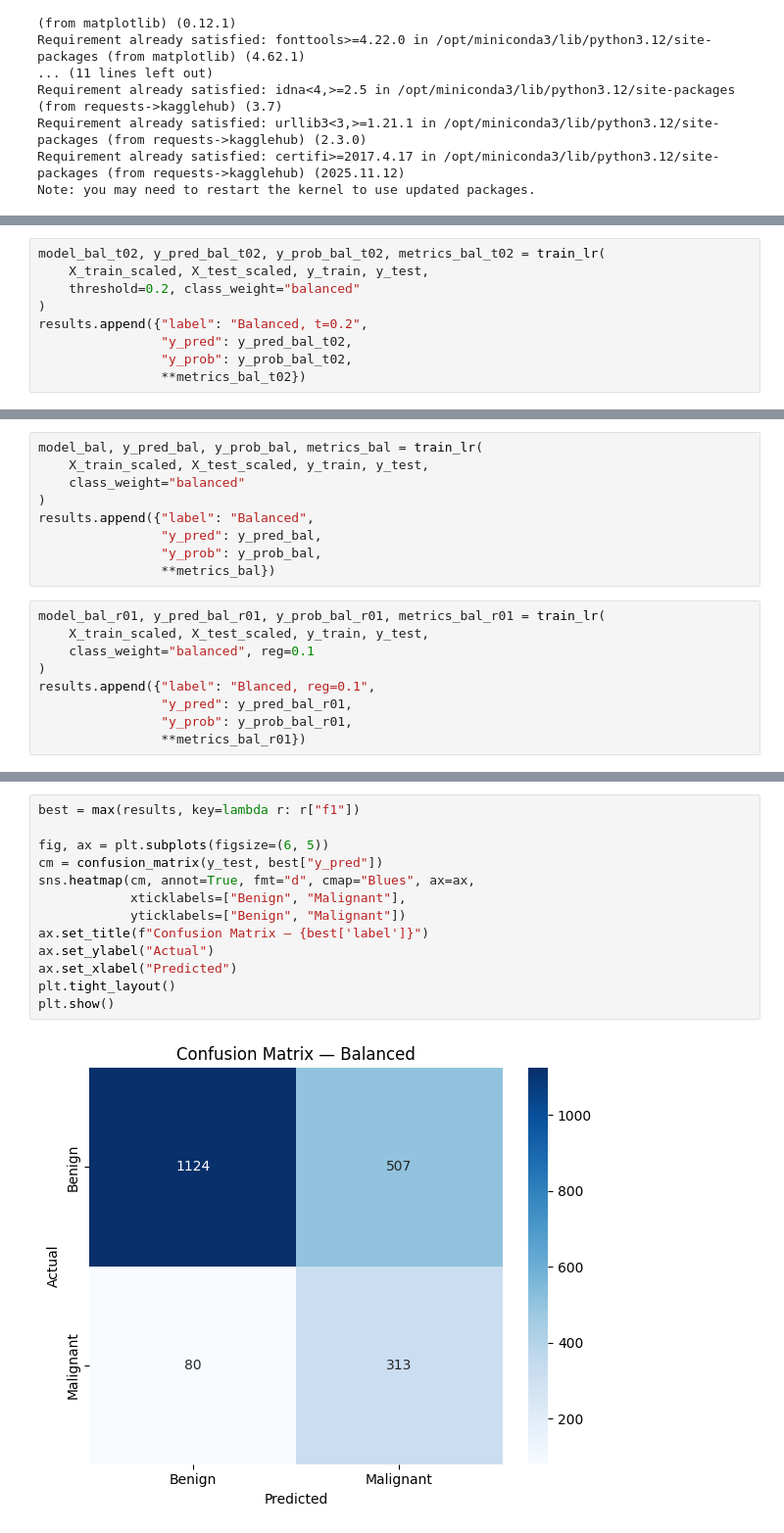
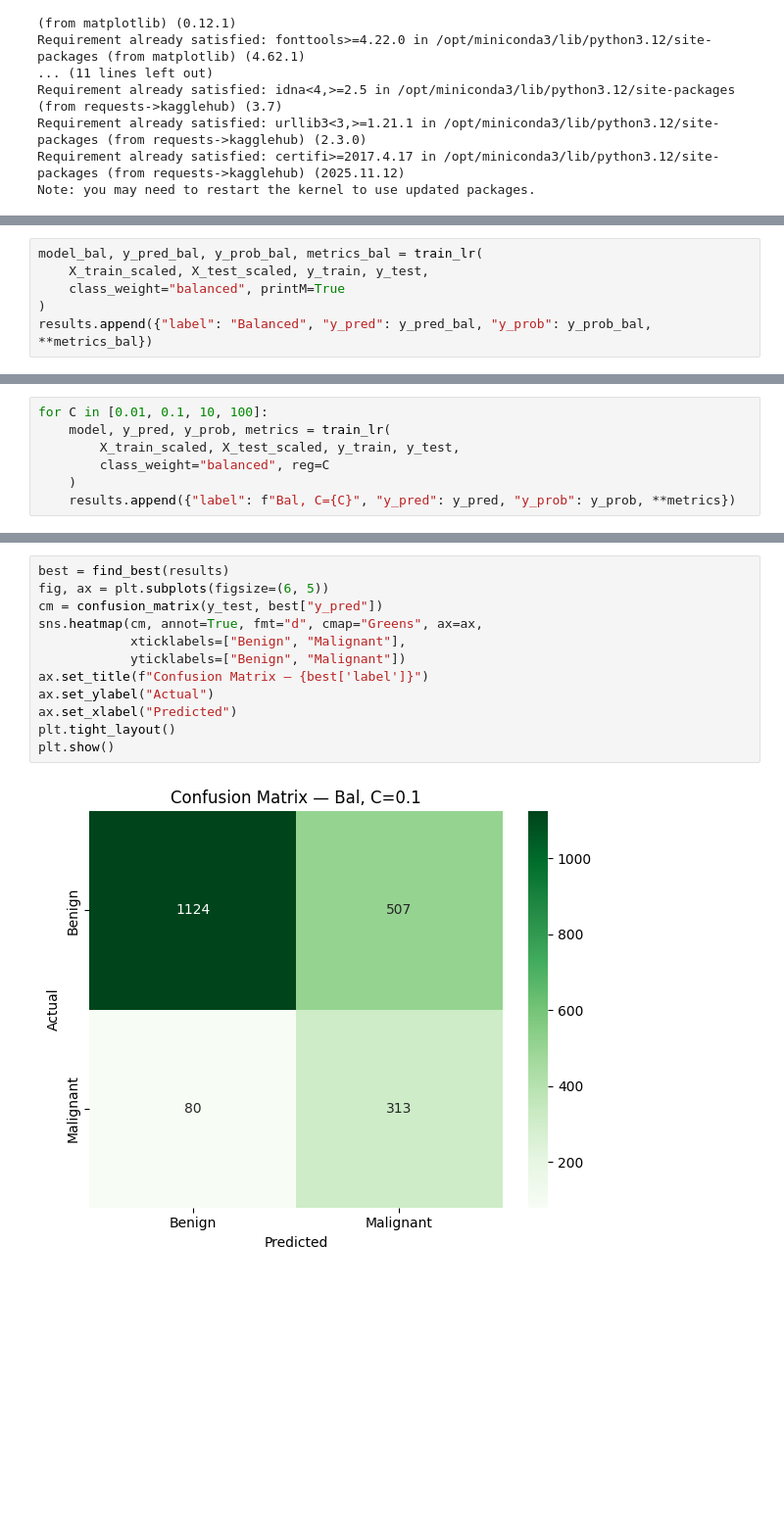
Before and after one commit to adharampal/skin-leision-detection, a Jupyter notebook: logistic_regression.ipynb, the cells around one changed output, grey strips where cells are left out. Shown at 98% size. Cells and saved outputs as stored; diff of their text form; blank space fills up the shorter version.

```diff
--- a/logistic_regression.ipynb
+++ b/logistic_regression.ipynb
@@ -108,9 +117,6 @@ results.append({"label": "t=0.2",
 # %%
-model_bal_t02, y_pred_bal_t02, y_prob_bal_t02, metrics_bal_t02 = train_lr(
+model_bal, y_pred_bal, y_prob_bal, metrics_bal = train_lr(
     X_train_scaled, X_test_scaled, y_train, y_test,
-    threshold=0.2, class_weight="balanced"
+    class_weight="balanced", printM=True
 )
-results.append({"label": "Balanced, t=0.2",
-                "y_pred": y_pred_bal_t02,
-                "y_prob": y_prob_bal_t02,
-                **metrics_bal_t02})
+results.append({"label": "Balanced", "y_pred": y_pred_bal, "y_prob": y_prob_bal, **metrics_bal})
@@ -117,18 +138,0 @@ results.append({"label": "Balanced, t=0.2",
-# %%
-model_bal, y_pred_bal, y_prob_bal, metrics_bal = train_lr(
-    X_train_scaled, X_test_scaled, y_train, y_test,
-    class_weight="balanced"
-)
-results.append({"label": "Balanced",
-                "y_pred": y_pred_bal,
-                "y_prob": y_prob_bal,
-                **metrics_bal})
-# %%
-model_bal_r01, y_pred_bal_r01, y_prob_bal_r01, metrics_bal_r01 = train_lr(
-    X_train_scaled, X_test_scaled, y_train, y_test,
-    class_weight="balanced", reg=0.1
-)
-results.append({"label": "Blanced, reg=0.1",
-                "y_pred": y_pred_bal_r01,
-                "y_prob": y_prob_bal_r01,
-                **metrics_bal_r01})
@@ -137,3 +141,10 @@ results.append({"label": "Blanced, reg=0.1",
+# %%
+for C in [0.01, 0.1, 10, 100]:
+    model, y_pred, y_prob, metrics = train_lr(
+        X_train_scaled, X_test_scaled, y_train, y_test,
+        class_weight="balanced", reg=C
+    )
+    results.append({"label": f"Bal, C={C}", "y_pred": y_pred, "y_prob": y_prob, **metrics})
 # %%
 comparison_df = pd.DataFrame(results).drop(columns=["y_pred", "y_prob"])
 comparison_df = comparison_df.set_index("label").round(4)
@@ -177,15 +190,14 @@ plt.show()
 # %%
-best = max(results, key=lambda r: r["f1"])
-
+best = find_best(results)
 fig, ax = plt.subplots(figsize=(6, 5))
 cm = confusion_matrix(y_test, best["y_pred"])
-sns.heatmap(cm, annot=True, fmt="d", cmap="Blues", ax=ax,
+sns.heatmap(cm, annot=True, fmt="d", cmap="Greens", ax=ax,
             xticklabels=["Benign", "Malignant"],
             yticklabels=["Benign", "Malignant"])
 ax.set_title(f"Confusion Matrix — {best['label']}")
 ax.set_ylabel("Actual")
 ax.set_xlabel("Predicted")
 plt.tight_layout()
 plt.show()
 # %% [output]
-[figure, old version]
+[figure, new version]
```
Also changed, not shown: parts of 17 cells of this notebook, 2 other files.
